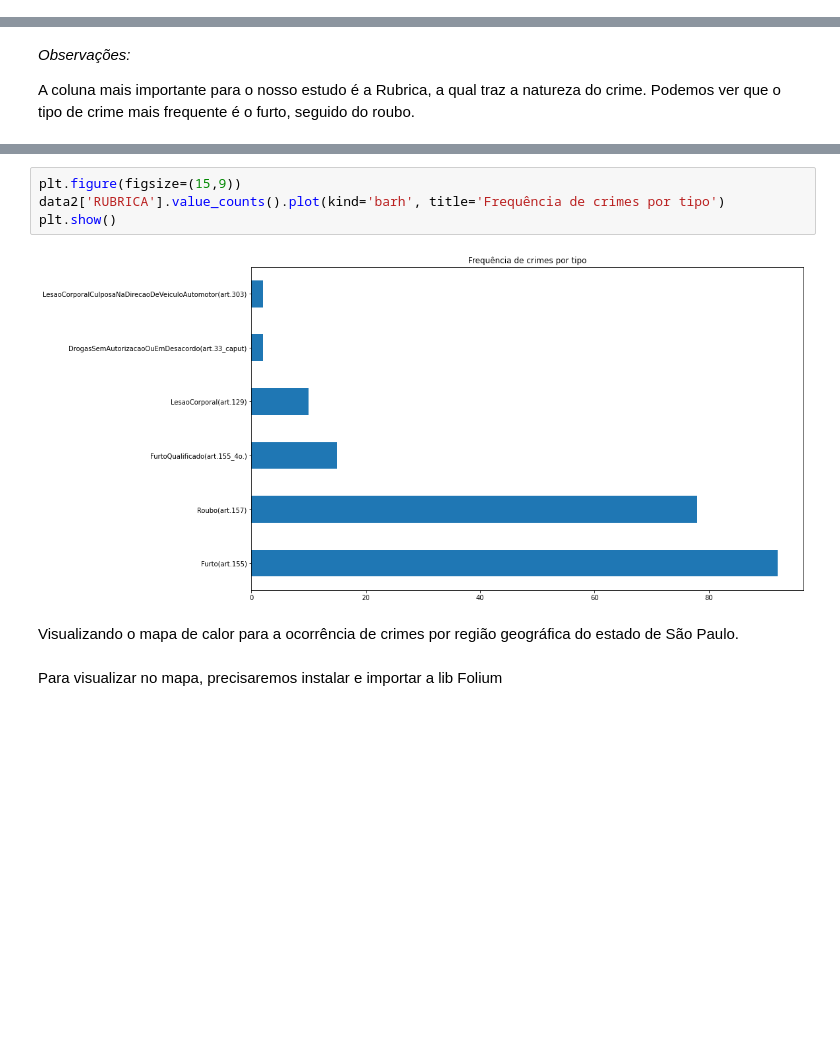
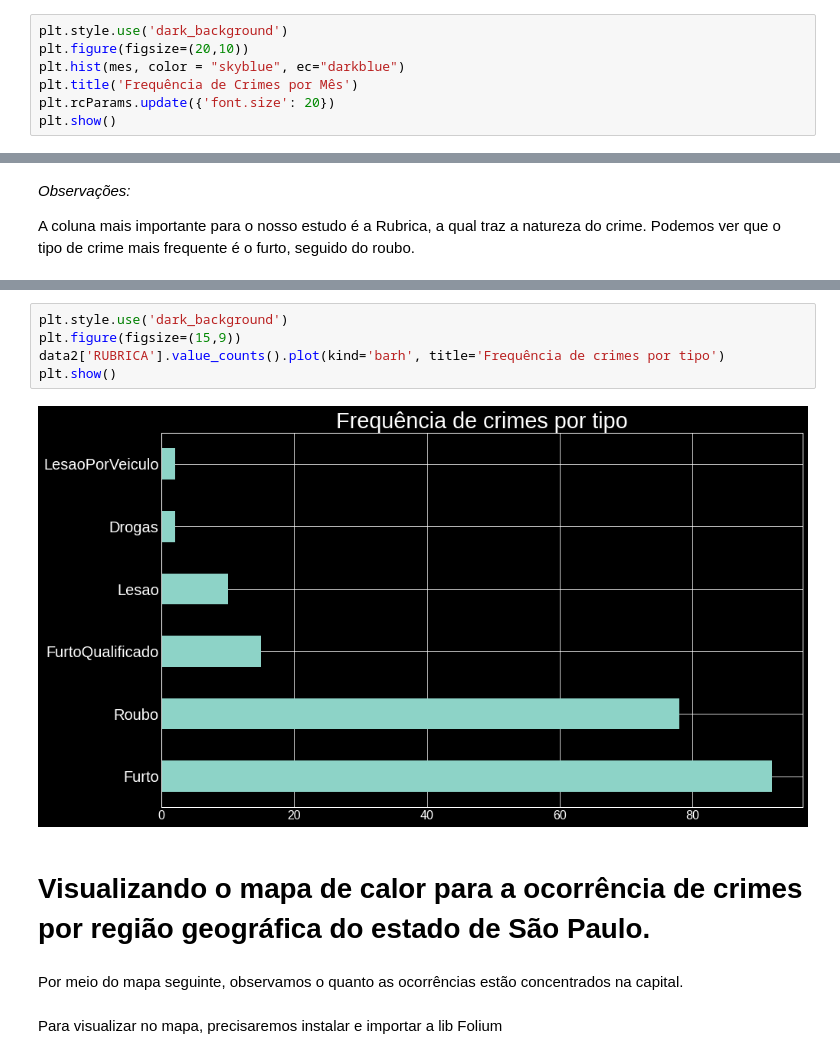
Before and after one commit to debora28/pi-2020.2, a Jupyter notebook: Crime_E2.ipynb, the cells around one changed output, grey strips where cells are left out. Drawn from its saved outputs; the diff is of its cells as text; blank space fills up the shorter version.

```diff
--- a/Crime_E2.ipynb
+++ b/Crime_E2.ipynb
@@ -384,0 +374,7 @@ plt.show()
+# %%
+plt.style.use('dark_background')
+plt.figure(figsize=(20,10))
+plt.hist(mes, color = "skyblue", ec="darkblue")
+plt.title('Frequência de Crimes por Mês')
+plt.rcParams.update({'font.size': 20})
+plt.show()
@@ -398,12 +396,15 @@ LesaoCorporalCulposaNaDirecaoDeVeiculoAutomotor(art.303)     2
 Name: RUBRICA, dtype: int64
 # %%
+plt.style.use('dark_background')
 plt.figure(figsize=(15,9))
 data2['RUBRICA'].value_counts().plot(kind='barh', title='Frequência de crimes por tipo')
 plt.show()
 # %% [output]
-[figure, old version]
+[figure, new version]
 # %% [markdown]
-Visualizando o mapa de calor para a ocorrência de crimes por região geográfica do estado de São Paulo.
+# Visualizando o mapa de calor para a ocorrência de crimes por região geográfica do estado de São Paulo.
+# %% [markdown]
+Por meio do mapa seguinte, observamos o quanto as ocorrências estão concentrados na capital.
 # %% [markdown]
 Para visualizar no mapa, precisaremos instalar e importar a lib Folium
 # %%
```
Also changed, not shown: parts of 25 cells of this notebook.
